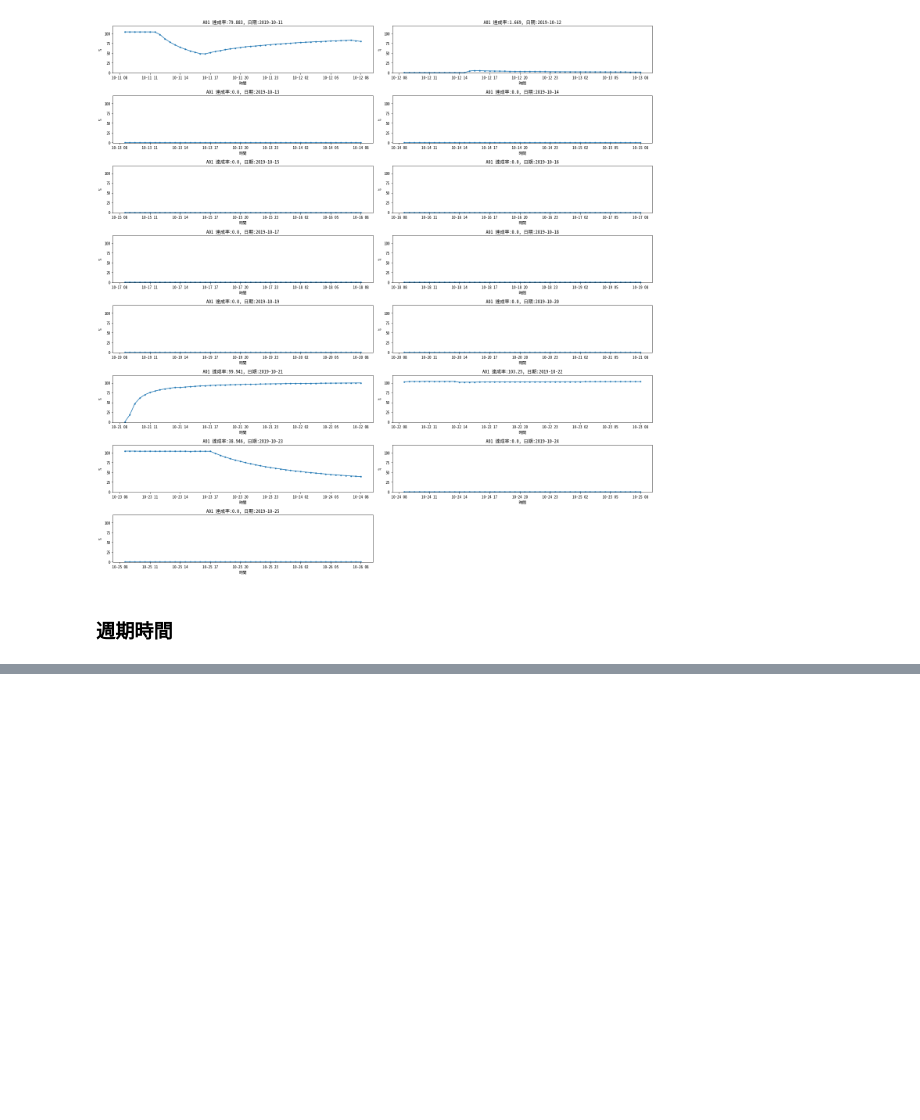
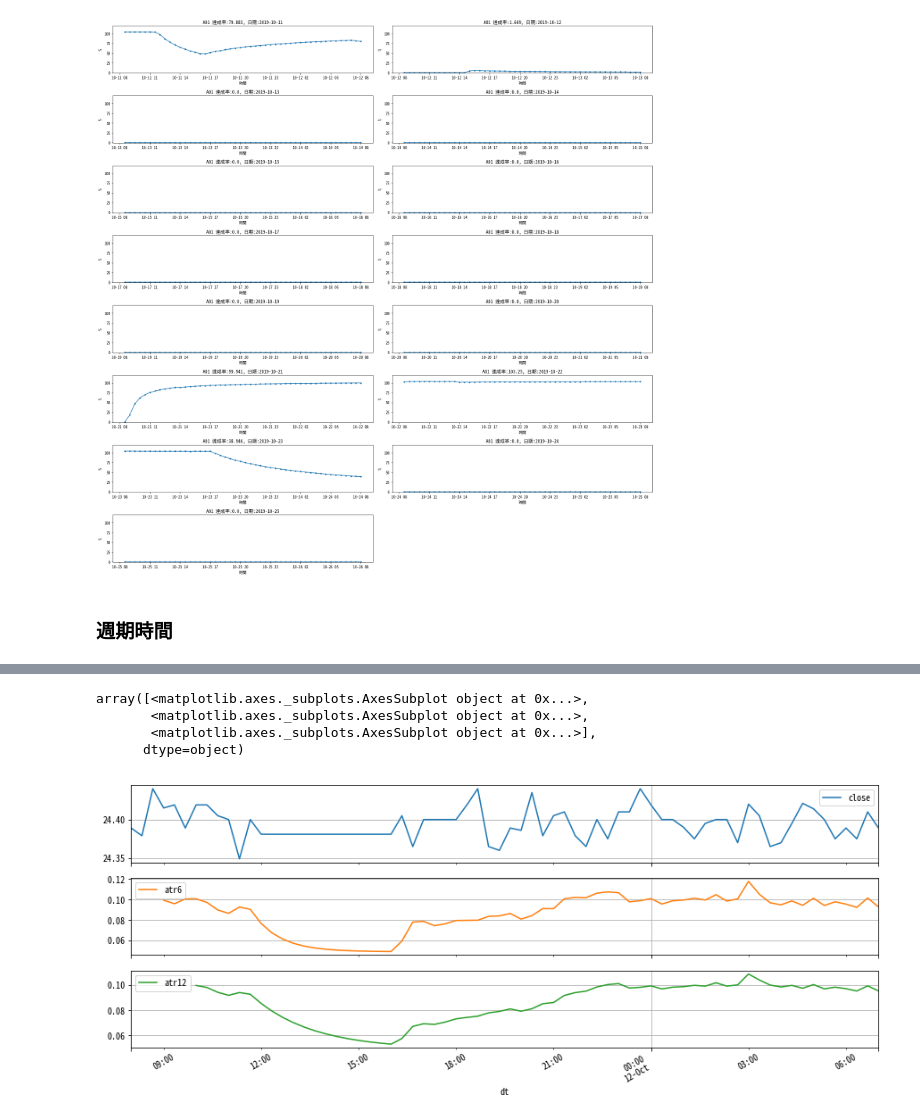
Before and after one commit to Backlu/Intelligent-Manufacturing, a Jupyter notebook: data_oee.ipynb, the cells around one changed output, grey strips where cells are left out. Cells and saved outputs as stored; diff of their text form; code cells hidden in the pictures; blank space fills up the shorter version.

```diff
--- a/data_oee.ipynb
+++ b/data_oee.ipynb
@@ -212,0 +406,14 @@ See the caveats in the documentation: http://pandas.pydata.org/pandas-docs/stabl
+# %%
+ohlc_df = spc_day['SPC_9'].resample('20T').ohlc()
+ohlc_df.fillna(method='bfill', inplace=True)
+atr6 = talib.ATR(ohlc_df.high.values, ohlc_df.low.values, ohlc_df.close.values, timeperiod=3)
+atr12 = talib.ATR(ohlc_df.high.values, ohlc_df.low.values, ohlc_df.close.values, timeperiod=6)
+#mean_df.fillna(method='bfill', inplace=True)
+#plt.figure()
+pd.DataFrame({'close':ohlc_df.close, 'atr6':atr6, 'atr12':atr12}).plot(subplots=True,grid=True, figsize=(15,6))
+# %% [output]
+array([<matplotlib.axes._subplots.AxesSubplot object at 0x...>,
+       <matplotlib.axes._subplots.AxesSubplot object at 0x...>,
+       <matplotlib.axes._subplots.AxesSubplot object at 0x...>],
+      dtype=object)
+[figure, added]
```
Also changed, not shown: parts of 15 cells of this notebook, 2 other files.
